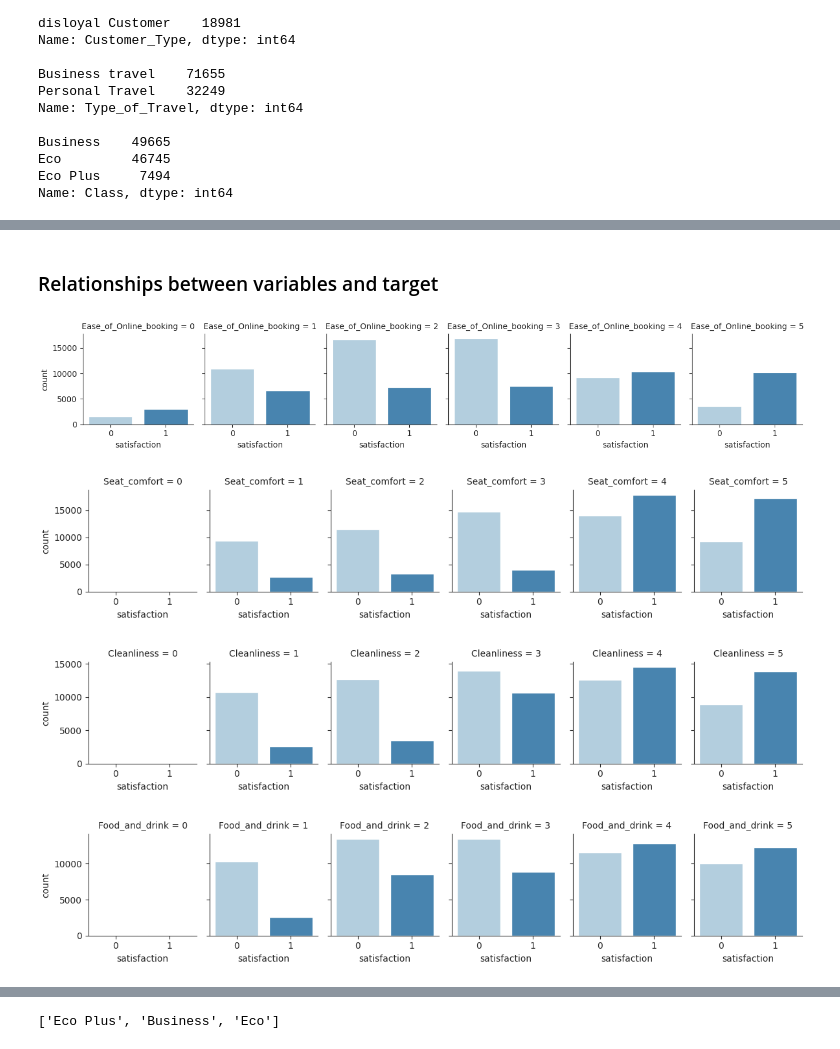
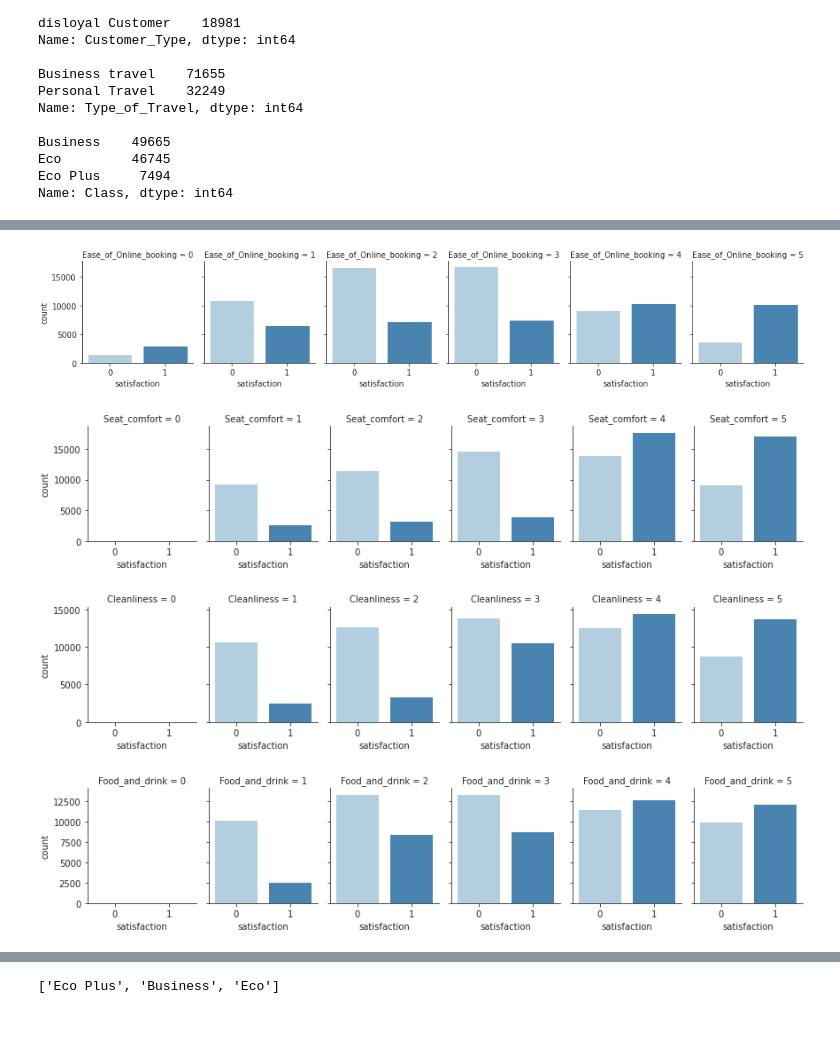
Before and after one commit to shanshanlao/Airline-Passenger-Satisfaction-Prediction, a Jupyter notebook: Code/Airline_data_Basic EDA.ipynb, the cells around one changed output, grey strips where cells are left out. Cells and saved outputs as stored; diff of their text form; code cells hidden in the pictures.

```diff
--- a/Code/Airline_data_Basic EDA.ipynb
+++ b/Code/Airline_data_Basic EDA.ipynb
@@ -19,10 +9,7 @@ warnings.filterwarnings("ignore", category=DeprecationWarning)
 # %%
 #df=pd.read_csv("/content/drive/MyDrive/Colab Notebooks/train.csv")
-# df = pd.read_csv("/Users/dreama.wmy/Documents/McGill/INSY_695_ML/final_project/Train.csv")
-
-url = 'https://raw.githubusercontent.com/McGill-MMA-EnterpriseAnalytics/Airline-Passenger-Satisfaction-Prediction/main/Data/train.csv'
 pd.set_option('display.max_columns', None) # Show all the columns
-df = pd.read_csv(url, index_col=0)
+df = pd.read_csv("/Users/dreama.wmy/Documents/McGill/INSY_695_ML/final_project/Train.csv")
 # %%
 df.head(5)
 # %% [output]
@@ -50,0 +34,2 @@ Check the data types
+# %%
+df = df.loc[:, ~df.columns.str.contains('^Unnamed')]
@@ -337,26 +244,24 @@ sns.histplot(df, x = "Flight_Distance", hue = "Leg_room_service", multiple = "st
 [figure]
-# %% [markdown]
-### Relationships between variables and target
 # %%
 with sns.axes_style(style='ticks'):
-    g = sns.catplot( data=df, x="satisfaction", col="Ease_of_Online_booking", col_wrap=6,kind="count", height=2.5, aspect=.9,palette = "Blues")
+    g = sns.catplot("satisfaction", col="Ease_of_Online_booking", col_wrap=6, data=df, kind="count", height=2.5, aspect=.9,palette = "Blues")
 # %% [output]
-[figure, old version]
+[figure, new version]
 # %%
 with sns.axes_style(style='ticks'):
-    g = sns.catplot(data=df, x="satisfaction", col="Seat_comfort", col_wrap=6,  kind="count", height=2.5, aspect=.8,palette = "Blues")
+    g = sns.catplot("satisfaction", col="Seat_comfort", col_wrap=6, data=df, kind="count", height=2.5, aspect=.8,palette = "Blues")
 # %% [output]
-[figure, old version]
+[figure, new version]
 # %%
 with sns.axes_style(style='ticks'):
-    g = sns.catplot(data=df, x="satisfaction", col="Cleanliness", col_wrap=6, kind="count", height=2.5, aspect=.8,palette = "Blues")
+    g = sns.catplot("satisfaction", col="Cleanliness", col_wrap=6, data=df, kind="count", height=2.5, aspect=.8,palette = "Blues")
 # %% [output]
-[figure, old version]
+[figure, new version]
 # %%
 with sns.axes_style(style='ticks'):
-    g = sns.catplot(data=df, x="satisfaction", col="Food_and_drink", col_wrap=6, kind="count", height=2.5, aspect=.8,palette = "Blues")
+    g = sns.catplot("satisfaction", col="Food_and_drink", col_wrap=6, data=df, kind="count", height=2.5, aspect=.8,palette = "Blues")
 # %% [output]
-[figure, old version]
+[figure, new version]
 # %%
 f, ax = plt.subplots(1, 2, figsize = (15,5))
 sns.countplot(x = 'Type_of_Travel', hue = 'satisfaction', palette = "Blues", data = df, ax = ax[0])
```
Also changed, not shown: parts of 76 cells of this notebook.
